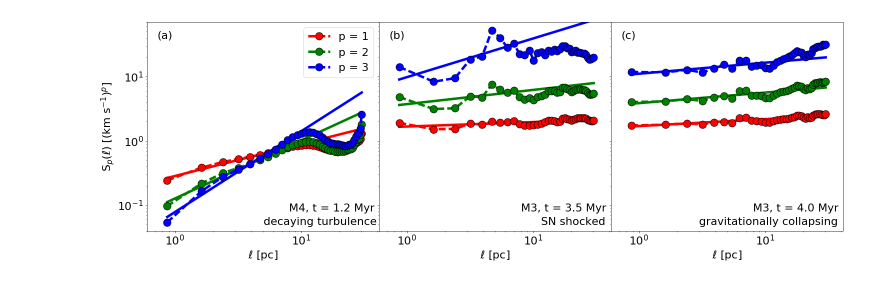
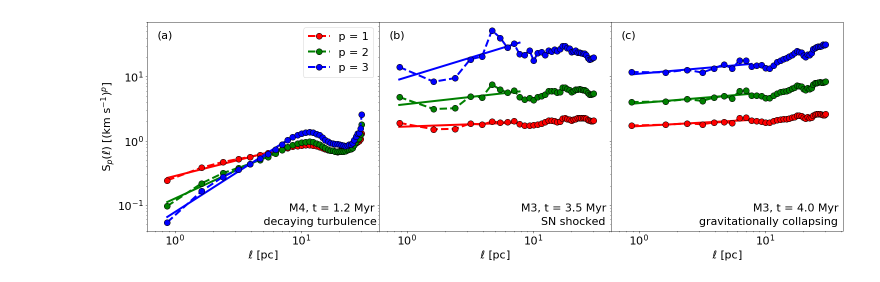
Before and after one commit to ba29534/chira2018, a Jupyter notebook: pics/plotexample.ipynb, the cells around one changed output. Cells and saved outputs as stored; diff of their text form; code cells hidden in the pictures.

```diff
--- a/pics/plotexample.ipynb
+++ b/pics/plotexample.ipynb
@@ -8,7 +8,7 @@ from scipy.optimize import curve_fit
 def vsffit(lag,lna,p):
     return (lna+p*lag)
 
-ddir = '/run/media/chira/INTENSO/backup/data_backup/juan/strucfunc/vsfhr04/'
+ddir = '/Volumes/2TB-BACKUP/turbulence/strucfunc/vsfhr04/'
 
 cloud = ['M4','M3','M3']
 time  = ['0012','0035','0040']
@@ -18,8 +18,8 @@ xlim  = [0.6,41]
 ylim  = [4e-2,7e1]
 posx  = [5,11.5,3]
 
-ms = 15
-lw = 5
+ms = 12
+lw = 4
 # %%
 plt.rcParams['font.size'] = 22
 fig,ax = plt.subplots(ncols=3,sharex=True,sharey=True,figsize=(21,7))
@@ -33,32 +33,32 @@ for ex in range(3):
     for p in range(1,4):
         if(p==1): vsf = s1
         if(p==2): vsf = s2
         if(p==3): vsf = s3
 
         h = np.where(lag <= 8.)[0]
         popt, pcov = curve_fit(vsffit,np.log10(lag[h]),np.log10(vsf[h]))
-        ax[ex].plot(lag,10.**vsffit(np.log10(lag),*popt),ls='-',color=color[p-1],ms=ms,lw=lw,markeredgecolor='black')
+        ax[ex].plot(lag[h],10.**vsffit(np.log10(lag[h]),*popt),ls='-',color=color[p-1],ms=ms,lw=lw,markeredgecolor='black')
 
         ax[ex].plot(lag,vsf,marker='o',ls='--',label=('p = %i' % p),color=color[p-1],ms=ms,lw=lw,markeredgecolor='black')
 
 
     ax[ex].text(8,8e-2,('%s, t = %3.1f Myr' % (cloud[ex],0.1*float(time[ex]))))
     ax[ex].text(posx[ex],5e-2,('%s' % title[ex]))
     if(ex==0): pic = '(a)'
     if(ex==1): pic = '(b)'
     if(ex==2): pic = '(c)'
     ax[ex].text(xlim[0]*1.2,ylim[1]*0.55,pic)
     ax[ex].set_xscale('log')
     ax[ex].set_yscale('log')
     ax[ex].set_xlim(xlim)
     ax[ex].set_ylim(ylim)
     ax[ex].set_xlabel('$\ell$ [pc]')
     if(ex == 0):
         ax[ex].set_ylabel('S$_p(\ell)$ [(km s$^{-1}$)$^p$]')
         ax[ex].legend(loc=0)
 
 fig.tight_layout(pad=0.5)
 fig.subplots_adjust(wspace=0)
 fig.savefig('vsf_example.pdf')
 # %% [output]
-[figure, old version]
+[figure, new version]
```
Also changed, not shown: 28 other files.
